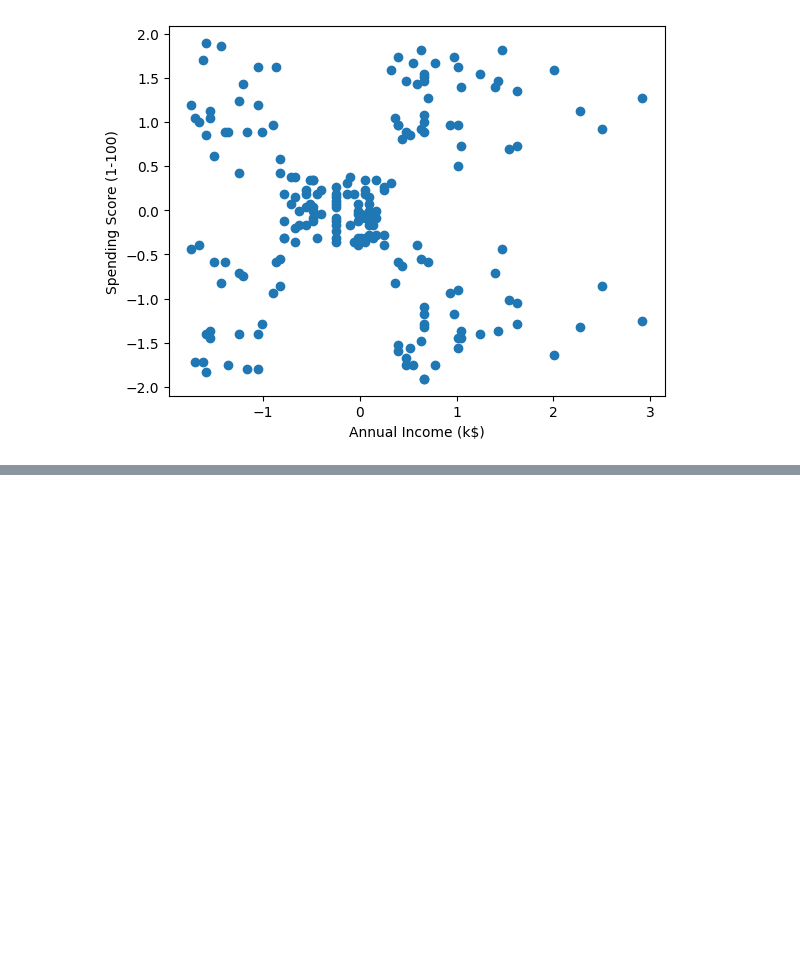
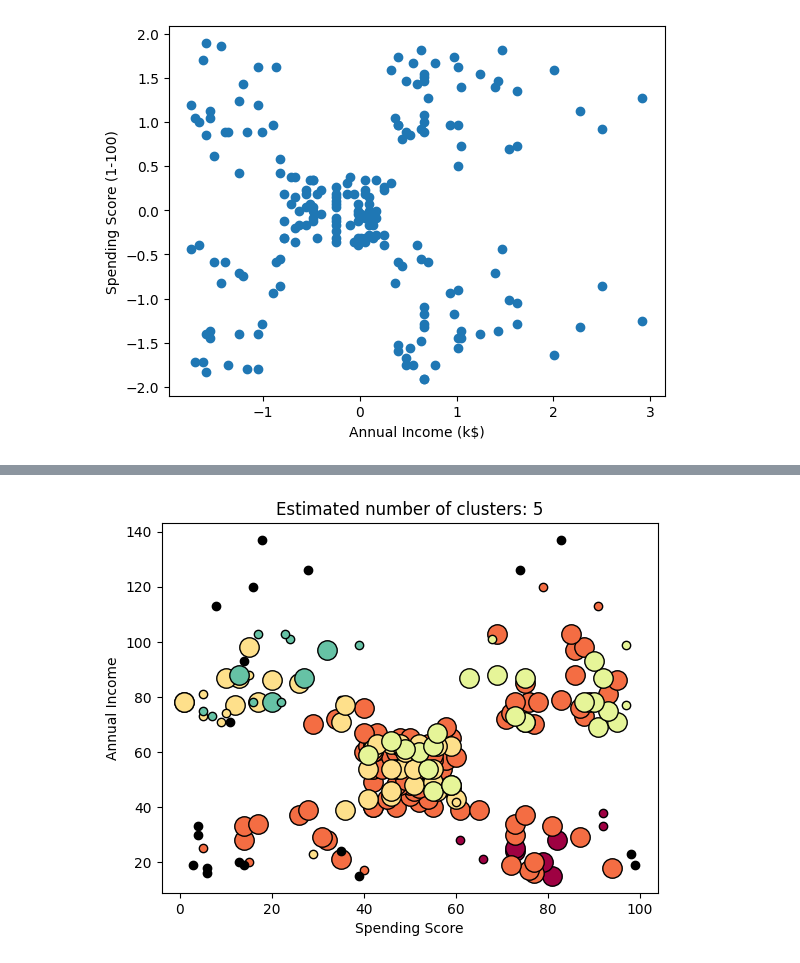
Before and after one commit to cs25bt041-art/Mall-Customer-Segmention, a Jupyter notebook: DBSCAN.ipynb, the cells around one changed output, grey strips where cells are left out. Saved outputs shown, nothing was run; the diff lists cells and outputs as text; code cells hidden in the pictures; blank space fills up the shorter version.

```diff
--- a/DBSCAN.ipynb
+++ b/DBSCAN.ipynb
@@ -103,0 +120,46 @@ plt.show()
+# %%
+X_plot = df[['Spending Score (1-100)', 'Annual Income (k$)']].values
+
+unique_labels = set(labels)
+
+core_samples_mask = np.zeros_like(labels, dtype=bool)
+core_samples_mask[db.core_sample_indices_] = True
+
+colors = [plt.cm.Spectral(each) for each in np.linspace(0,1,len(unique_labels))]
+
+for k, col in zip(unique_labels, colors):
+
+    if k == -1:
+        col = [0,0,0,1]   # noise points
+
+    class_member_mask = labels == k
+
+    xy = X_plot[class_member_mask & core_samples_mask]
+
+    plt.plot(
+        xy[:,0],
+        xy[:,1],
+        "o",
+        markerfacecolor=tuple(col),
+        markeredgecolor="k",
+        markersize=14
+    )
+
+    xy = X_plot[class_member_mask & ~core_samples_mask]
+
+    plt.plot(
+        xy[:,0],
+        xy[:,1],
+        "o",
+        markerfacecolor=tuple(col),
+        markeredgecolor="k",
+        markersize=6
+    )
+
+plt.xlabel("Spending Score")
+plt.ylabel("Annual Income")
+plt.title(f"Estimated number of clusters: {n_clusters_}")
+
+plt.show()
+# %% [output]
+[figure, added]
```
Also changed, not shown: parts of 3 cells of this notebook, 1 other file.
